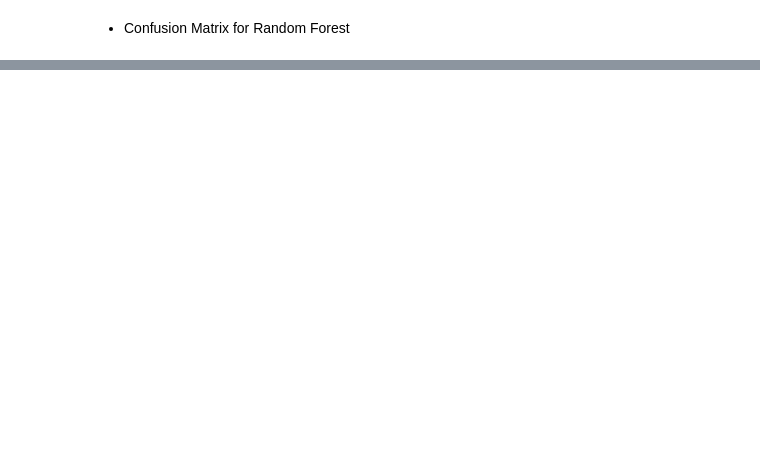
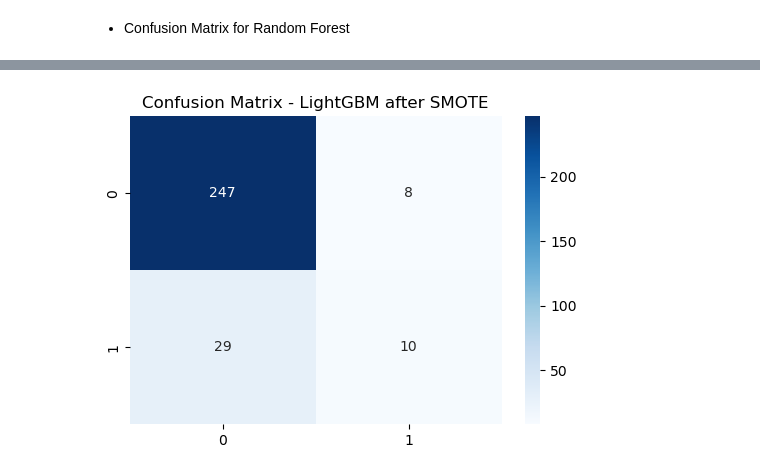
Before and after one commit to RaghadFares/Employee-Attrition-Prediction, a Jupyter notebook: Employee-Attrition-Prediction.ipynb, the cells around one changed output, grey strips where cells are left out. Cells and saved outputs as stored; diff of their text form; code cells hidden in the pictures; blank space fills up the shorter version.

```diff
--- a/Employee-Attrition-Prediction.ipynb
+++ b/Employee-Attrition-Prediction.ipynb
@@ -342,0 +396,13 @@ plt.show()
+# %%
+# Train LightGBM Classifier
+lgbm_model = LGBMClassifier(random_state=42)
+lgbm_model.fit(X_train_resampled, y_train_resampled)
+
+# Make predictions
+y_pred_lgbm = lgbm_model.predict(X_test)
+
+# Print accuracy
+print("LightGBM Classifier Accuracy after SMOTE:", accuracy_score(y_test, y_pred_lgbm))
+
+# Print classification report
+print(classification_report(y_test, y_pred_lgbm))
@@ -342,0 +426,8 @@ plt.show()
+# %%
+# Plot confusion matrix for LightGBM
+plt.figure(figsize=(6, 4))
+sns.heatmap(confusion_matrix(y_test, y_pred_lgbm), annot=True, fmt="d", cmap="Blues")
+plt.title("Confusion Matrix - LightGBM after SMOTE")
+plt.show()
+# %% [output]
+[figure, added]
```
Also changed, not shown: parts of 20 cells of this notebook.
